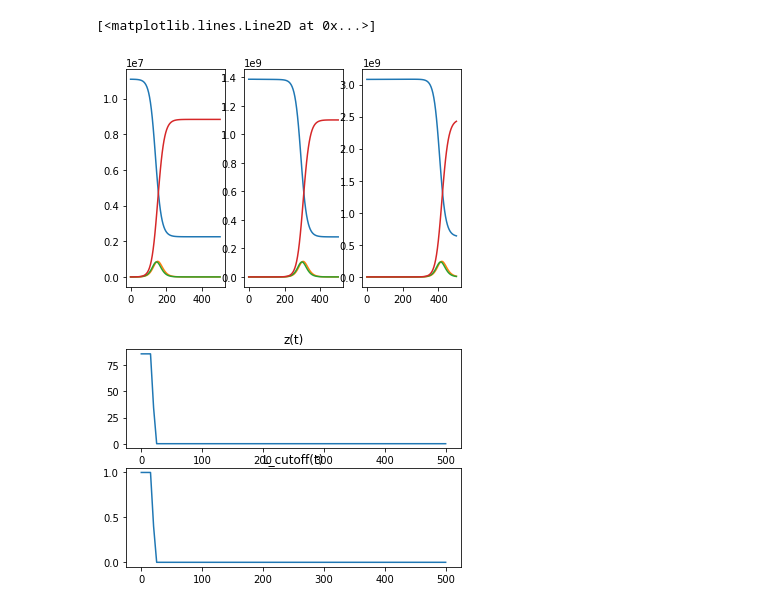
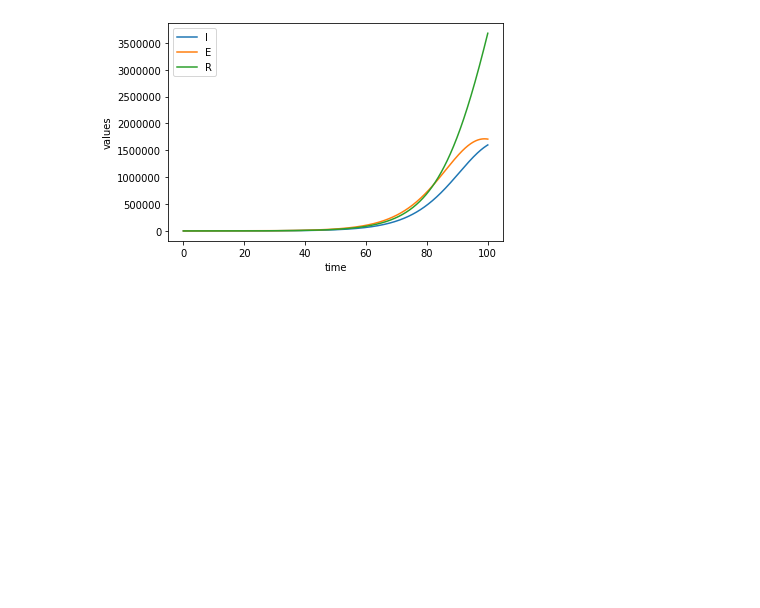
Before and after one commit to iyaniwura/Hackathon2020, a Jupyter notebook: sim1.ipynb, the cells around one changed output. Saved outputs shown, nothing was run; the diff lists cells and outputs as text; code cells hidden in the pictures; blank space fills up the shorter version.

```diff
--- a/sim1.ipynb
+++ b/sim1.ipynb
@@ -76,19 +76,19 @@ def sigma(t):
     return 1/(1 + np.exp(t))
 
 travel_cutoff = 20
-bats_cutoff = 20
+bats_cutoff = 5
 z_func = lambda t: 86*sigma(2*(t-bats_cutoff))
 L_cutoff_func = lambda t: sigma(2*(t-travel_cutoff))
 
 def L(t):
     L = np.zeros((M, M))
-    L[0, 1] = 10000
-    L[1, 2] = 10000
-    L[2, 0] = 10000
+    # L[0, 1] = 10000
+    # L[1, 2] = 10000
+    # L[2, 0] = 10000
     # L[0, 1] = 3244
     # L[0, 2] = 17119
-    L[0, :] *= L_cutoff_func(t)
-    L[:, 0] *= L_cutoff_func(t)
+    # L[0, :] *= L_cutoff_func(t)
+    # L[:, 0] *= L_cutoff_func(t)
     return L
 
 def model(z_flat, t):
@@ -111,7 +111,7 @@ def model(z_flat, t):
 M = 3
 n0 = 100
 c_params = [{''} for i in range(0, M)] # country-specific parameters
-g_params = {'R0': 2, 'De': 6.5, 'Di': 7, 'alpha': np.zeros(M)} # global model parameters
+g_params = {'R0': 3, 'De': 6.5, 'Di': 7, 'alpha': np.zeros(M)} # global model parameters
 g_params['alpha'][0] = 1
 # L = np.ones((M, M)) # matrix of travel rates; L(i, j) = rate of travel from country i --> country j
 
@@ -123,63 +123,66 @@ i0 = np.zeros(M)
 r0 = np.zeros(M)
 z0 = np.array([s0, e0, i0, r0]) # z = [s e i r]
 
-n = 100
-t = np.linspace(0, 500, n)
+n = 1000
+t = np.linspace(0, 100, n)
 # solve ODE
 
 S = np.zeros((n, M))
 E = np.zeros((n, M))
 I = np.zeros((n, M))
 R = np.zeros((n, M))
 
 S[0] = z0[0, :]
 E[0] = z0[1, :]
 I[0] = z0[2, :]
 R[0] = z0[3, :]
 
 z0 = np.reshape(np.array([s0, e0, i0, r0]), newshape = (1, 4*M))[0] # z = [s e i r]
 
 for i in range(1,n):
     # span for next time step
     tspan = [t[i-1],t[i]]
     # solve for next step
     z = odeint(model,z0,tspan)[1]
     z = np.reshape(z, newshape = (4, M))
 
     S[i] = z[0, :]
     E[i] = z[1, :]
     I[i] = z[2, :]
     R[i] = z[3, :]
 
     z0 = np.reshape(z, newshape = (1, 4*M))[0]
 
-plt.figure()
-plt.subplot(1, 3, 1)
-plt.plot(t, S[:, 0])
-plt.plot(t, I[:, 0])
-plt.plot(t, E[:, 0])
-plt.plot(t, R[:, 0])
+# plt.figure()
+# plt.subplot(1, 3, 1)
+# plt.plot(t, S[:, 0], label = 'S')
+plt.plot(t, I[:, 0], label = 'I')
+plt.plot(t, E[:, 0], label = 'E')
+plt.plot(t, R[:, 0], label = 'R')
 
-plt.subplot(1, 3, 2)
-plt.plot(t, S[:, 1])
-plt.plot(t, I[:, 1])
-plt.plot(t, E[:, 1])
-plt.plot(t, R[:, 1])
-
-plt.subplot(1, 3, 3)
-plt.plot(t, S[:, 2])
-plt.plot(t, I[:, 2])
-plt.plot(t, E[:, 2])
-plt.plot(t, R[:, 2])
-
-plt.figure()
-plt.subplot(2, 1, 1)
-plt.plot(t, z_func(t))
-plt.title('z(t)')
-plt.subplot(2, 1, 2)
-plt.title('L_cutoff(t)')
-plt.plot(t, L_cutoff_func(t))
+plt.ylabel('values')
+plt.xlabel('time')
+plt.legend(loc='best')
+plt.show()
+#
+# plt.subplot(1, 3, 2)
+# plt.plot(t, S[:, 1])
+# plt.plot(t, I[:, 1])
+# plt.plot(t, E[:, 1])
+# plt.plot(t, R[:, 1])
+#
+# plt.subplot(1, 3, 3)
+# plt.plot(t, S[:, 2])
+# plt.plot(t, I[:, 2])
+# plt.plot(t, E[:, 2])
+# plt.plot(t, R[:, 2])
+#
+# plt.figure()
+# plt.subplot(2, 1, 1)
+# plt.plot(t, z_func(t))
+# plt.title('z(t)')
+# plt.subplot(2, 1, 2)
+# plt.title('L_cutoff(t)')
+# plt.plot(t, L_cutoff_func(t))
 # %% [output]
-[<matplotlib.lines.Line2D at 0x...>]
-[figure, old version]
+[figure, new version]
-[figure, removed]
```
Also changed, not shown: parts of 3 cells of this notebook, 5 other files.
